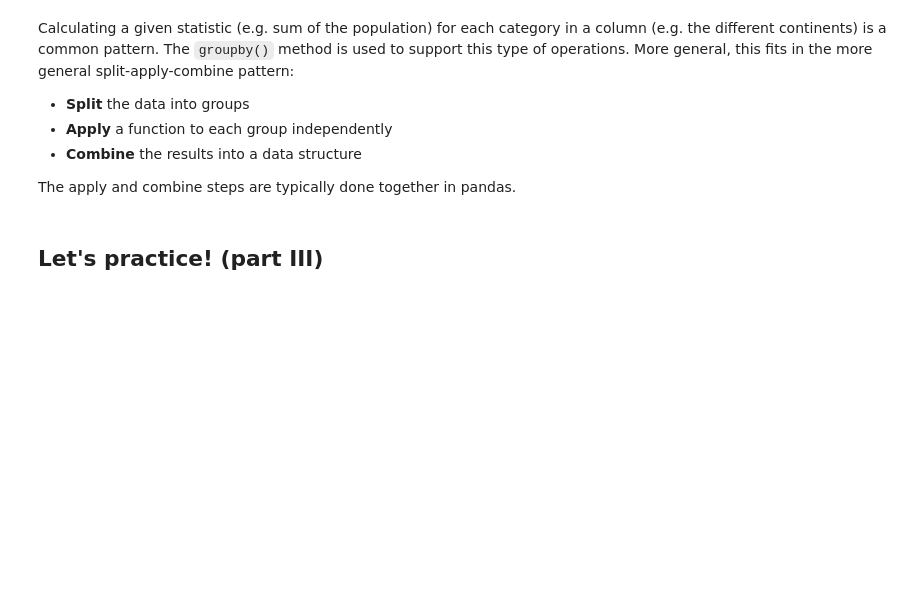
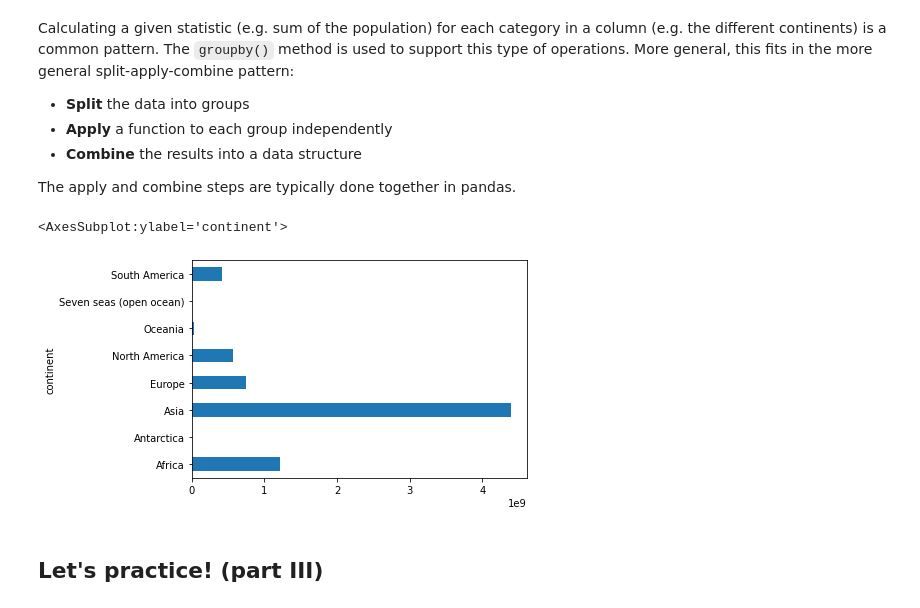
Before and after one commit to jorisvandenbossche/DS-python-geospatial, a Jupyter notebook: _solved/introdution-tabular-data.ipynb, the cells around one changed output. Cells and saved outputs as stored; diff of their text form; code cells hidden in the pictures; blank space fills up the shorter version.

```diff
--- a/_solved/introdution-tabular-data.ipynb
+++ b/_solved/introdution-tabular-data.ipynb
@@ -807,6 +807,11 @@ Calculating a given statistic (e.g. sum of the population) for each category in
 * **Combine** the results into a data structure
 
 The apply and combine steps are typically done together in pandas.
+# %%
+countries.groupby('continent')['pop_est'].sum().plot(kind="barh")
+# %% [output]
+<AxesSubplot:ylabel='continent'>
+[figure, added]
 # %% [markdown]
 ## Let's practice! (part III)
 # %%
```
Also changed, not shown: parts of 9 cells of this notebook.
